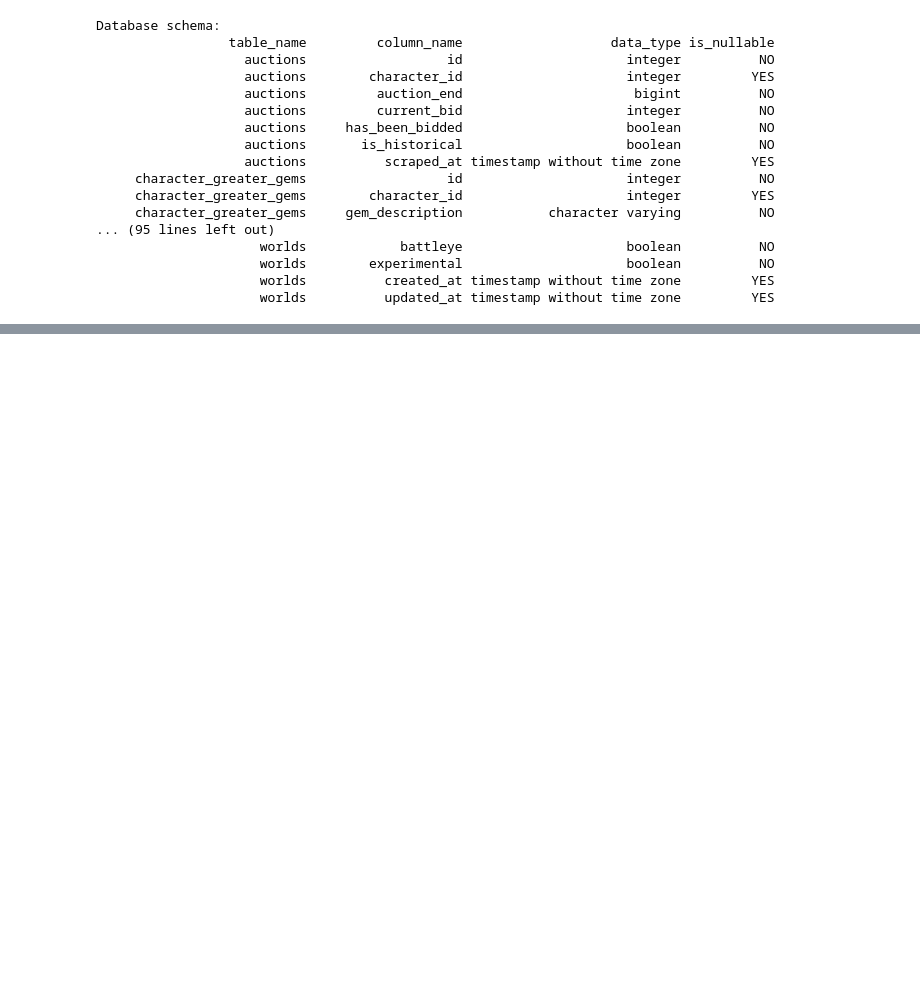
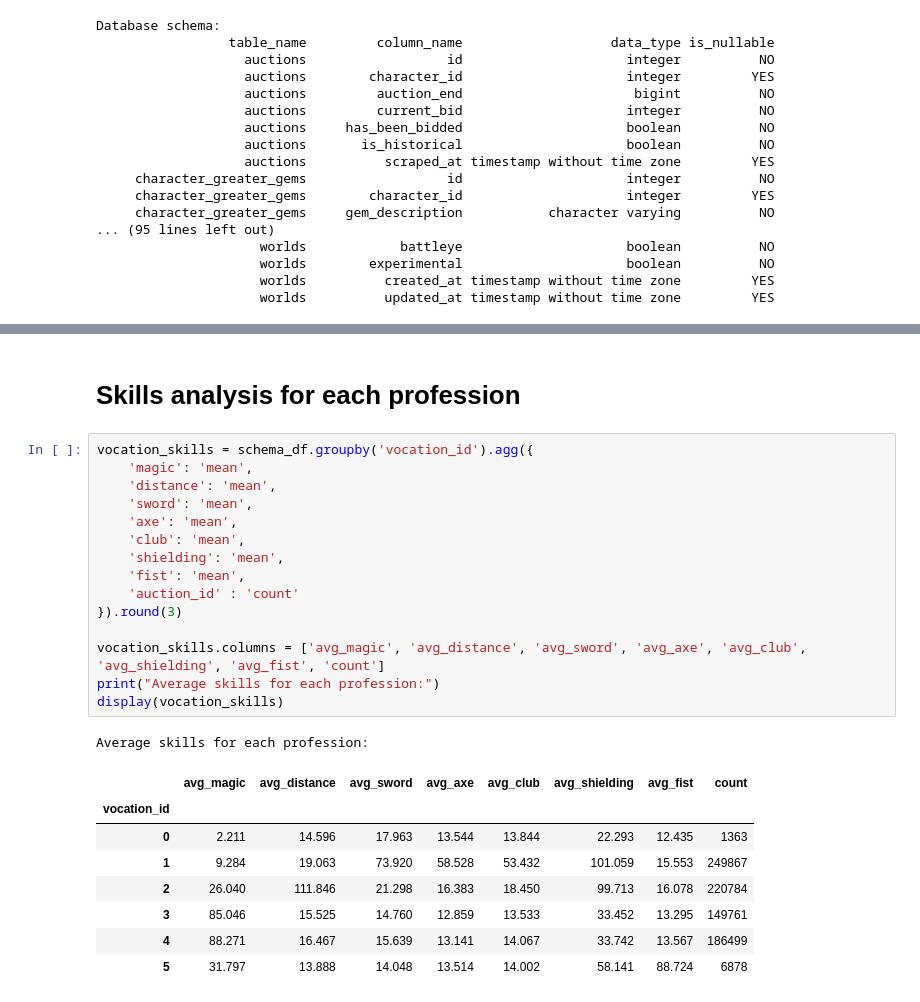
Before and after one commit to martynaottoni/tibia-auctions-analysis, a Jupyter notebook: notebooks/data_exploration.ipynb, the cells around one changed output, grey strips where cells are left out. Cells and saved outputs as stored; diff of their text form; blank space fills up the shorter version.

Commit message:
I added calculation of skills for each professions and mapping.

```diff
--- a/notebooks/data_exploration.ipynb
+++ b/notebooks/data_exploration.ipynb
@@ -158 +176,28 @@ memory usage: 101.1+ MB
 None
+# %% [markdown]
+# Skills analysis for each profession
+# %%
+vocation_skills = schema_df.groupby('vocation_id').agg({
+    'magic': 'mean',
+    'distance': 'mean',
+    'sword': 'mean',
+    'axe': 'mean',
+    'club': 'mean',
+    'shielding': 'mean',
+    'fist': 'mean',
+    'auction_id' : 'count'
+}).round(3)
+
+vocation_skills.columns = ['avg_magic', 'avg_distance', 'avg_sword', 'avg_axe', 'avg_club', 'avg_shielding', 'avg_fist', 'count']
+print("Average skills for each profession:")
+display(vocation_skills)
+# %% [output]
+Average skills for each profession:
+|  | avg_magic | avg_distance | avg_sword | avg_axe | avg_club | avg_shielding | avg_fist | count |
+| vocation_id |  |  |  |  |  |  |  |  |
+| 0 | 2.211 | 14.596 | 17.963 | 13.544 | 13.844 | 22.293 | 12.435 | 1363 |
+| 1 | 9.284 | 19.063 | 73.920 | 58.528 | 53.432 | 101.059 | 15.553 | 249867 |
+| 2 | 26.040 | 111.846 | 21.298 | 16.383 | 18.450 | 99.713 | 16.078 | 220784 |
+| 3 | 85.046 | 15.525 | 14.760 | 12.859 | 13.533 | 33.452 | 13.295 | 149761 |
+| 4 | 88.271 | 16.467 | 15.639 | 13.141 | 14.067 | 33.742 | 13.567 | 186499 |
+| 5 | 31.797 | 13.888 | 14.048 | 13.514 | 14.002 | 58.141 | 88.724 | 6878 |
```
Also changed, not shown: parts of 2 cells of this notebook.
